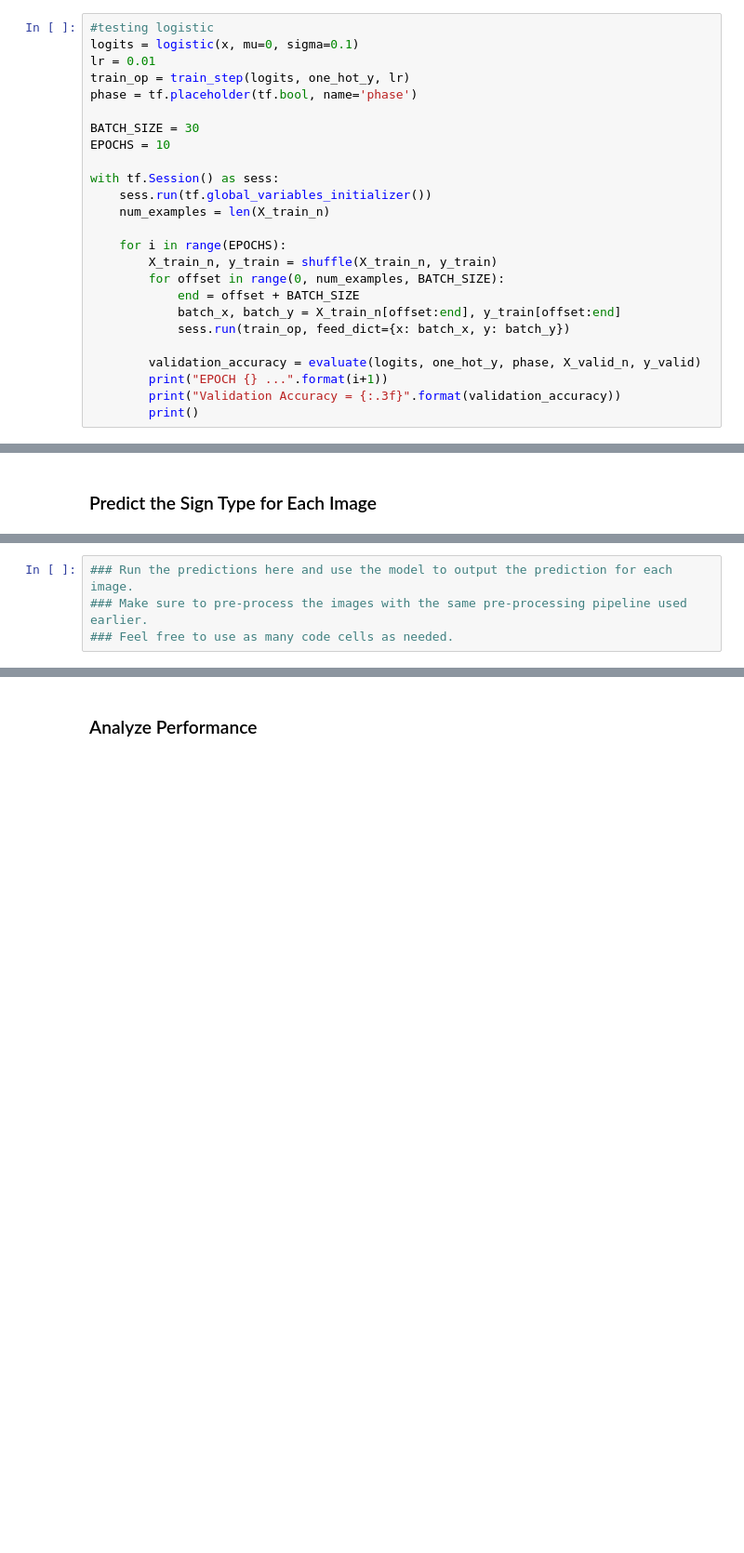
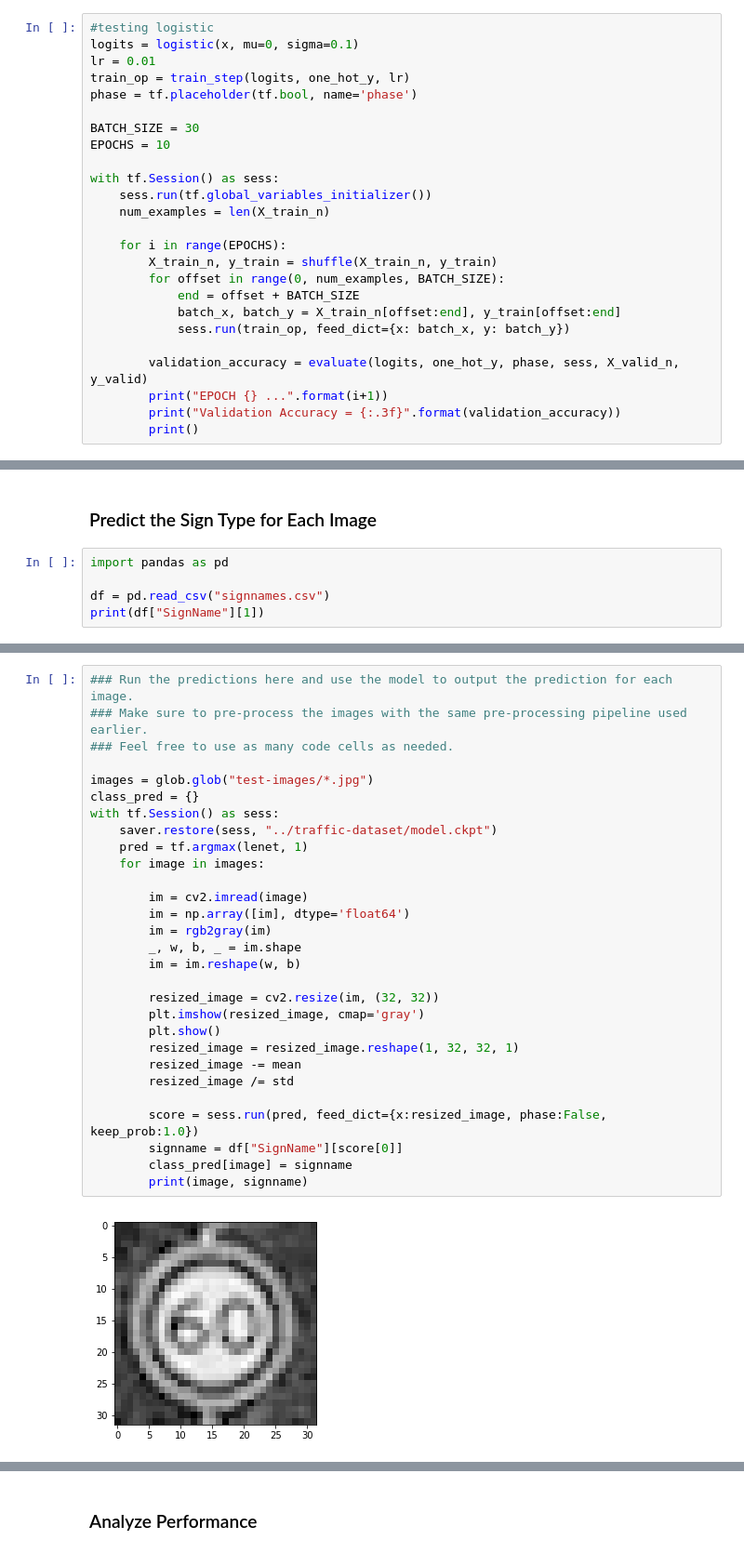
Before and after one commit to anunayarunav/traffic-sign-classifier, a Jupyter notebook: Traffic_Sign_Classifier.ipynb, the cells around one changed output, grey strips where cells are left out. Shown: that part at 93% size. Drawn from its saved outputs; the diff is of its cells as text; blank space fills up the shorter version.

```diff
--- a/Traffic_Sign_Classifier.ipynb
+++ b/Traffic_Sign_Classifier.ipynb
@@ -358,7 +448,7 @@ with tf.Session() as sess:
             batch_x, batch_y = X_train_n[offset:end], y_train[offset:end]
             sess.run(train_op, feed_dict={x: batch_x, y: batch_y})
 
-        validation_accuracy = evaluate(logits, one_hot_y, phase, X_valid_n, y_valid)
+        validation_accuracy = evaluate(logits, one_hot_y, phase, sess, X_valid_n, y_valid)
         print("EPOCH {} ...".format(i+1))
         print("Validation Accuracy = {:.3f}".format(validation_accuracy))
         print()
@@ -378,2 +482,7 @@ You may find `signnames.csv` useful as it contains mappings from the class id (i
 # %% [markdown]
 ### Predict the Sign Type for Each Image
+# %%
+import pandas as pd
+
+df = pd.read_csv("signnames.csv")
+print(df["SignName"][1])
@@ -380,4 +491,31 @@ You may find `signnames.csv` useful as it contains mappings from the class id (i
 # %%
 ### Run the predictions here and use the model to output the prediction for each image.
 ### Make sure to pre-process the images with the same pre-processing pipeline used earlier.
 ### Feel free to use as many code cells as needed.
+
+images = glob.glob("test-images/*.jpg")
+class_pred = {}
+with tf.Session() as sess:
+    saver.restore(sess, "../traffic-dataset/model.ckpt")
+    pred = tf.argmax(lenet, 1)
+    for image in images:
+
+        im = cv2.imread(image)
+        im = np.array([im], dtype='float64')
+        im = rgb2gray(im)
+        _, w, b, _ = im.shape
+        im = im.reshape(w, b)
+
+        resized_image = cv2.resize(im, (32, 32))
+        plt.imshow(resized_image, cmap='gray')
+        plt.show()
+        resized_image = resized_image.reshape(1, 32, 32, 1)
+        resized_image -= mean
+        resized_image /= std
+
+        score = sess.run(pred, feed_dict={x:resized_image, phase:False, keep_prob:1.0})
+        signname = df["SignName"][score[0]]
+        class_pred[image] = signname
+        print(image, signname)
+# %% [output]
+[figure, added]
```
Also changed, not shown: parts of 16 cells of this notebook, 14 other files.
